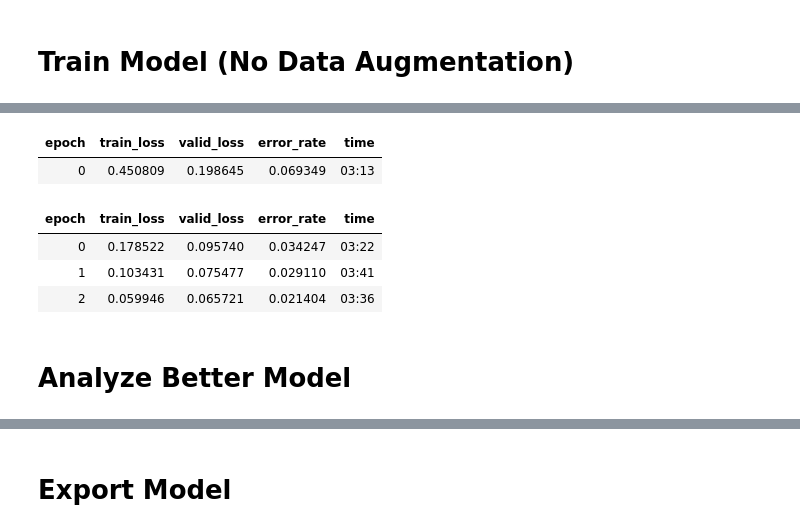
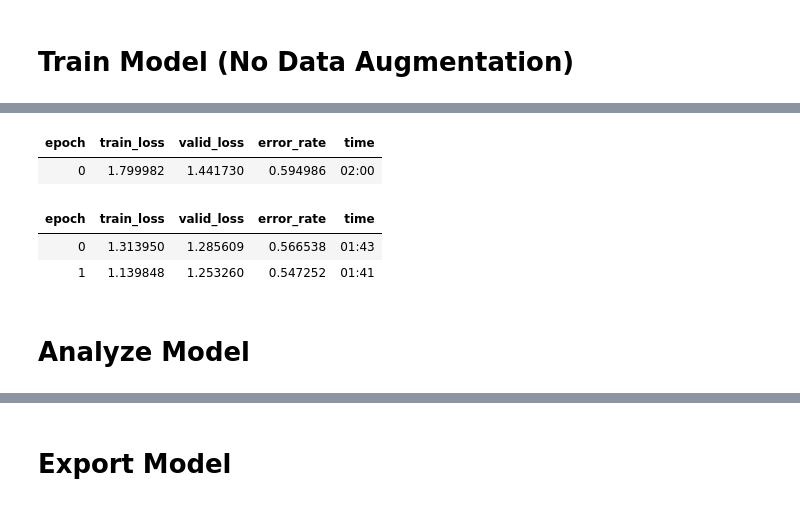
Before and after one commit to Toptopito/pneumonia_prediction, a Jupyter notebook: pneumonia_prediction_training_nih.ipynb, the cells around one changed output, grey strips where cells are left out. Drawn from its saved outputs; the diff is of its cells as text; code cells hidden in the pictures.

```diff
--- a/pneumonia_prediction_training_nih.ipynb
+++ b/pneumonia_prediction_training_nih.ipynb
@@ -80,12 +280,19 @@ len(failed)
 # %% [markdown]
 # Train Model (No Data Augmentation)
+# %%
+# import libraries
+from fastai.vision.all import *
+import timm # to use efficientnet_b0
+
+# set path to images
+path = Path('/mnt/f/datasets/nihcxr/work')
 # %%
 dls = DataBlock(
     blocks=(ImageBlock, CategoryBlock),
     get_items=get_image_files,
     splitter=RandomSplitter(valid_pct=0.2, seed=42),
     get_y=parent_label,
-    item_tfms=[Resize(192, method='pad')]
+    item_tfms=[Resize(192, method='squish')]
 ).dataloaders(path, bs=32)
 
 dls.show_batch(max_n=6)
@@ -104,12 +301,11 @@ learn_rn18.fine_tune(3)
 # %%
-learn_rn34 = vision_learner(dls, resnet34, metrics=error_rate)
-learn_rn34.fine_tune(3)
+learn = vision_learner(dls, 'efficientnet_b0', metrics=error_rate)
+learn.fine_tune(2)
 # %% [output]
 | epoch | train_loss | valid_loss | error_rate | time |
-| 0 | 0.450809 | 0.198645 | 0.069349 | 03:13 |
+| 0 | 1.799982 | 1.441730 | 0.594986 | 02:00 |
 | epoch | train_loss | valid_loss | error_rate | time |
-| 0 | 0.178522 | 0.095740 | 0.034247 | 03:22 |
-| 1 | 0.103431 | 0.075477 | 0.029110 | 03:41 |
-| 2 | 0.059946 | 0.065721 | 0.021404 | 03:36 |
+| 0 | 1.313950 | 1.285609 | 0.566538 | 01:43 |
+| 1 | 1.139848 | 1.253260 | 0.547252 | 01:41 |
 # %% [markdown]
-# Analyze Better Model
+# Analyze Model
```
Also changed, not shown: parts of 24 cells of this notebook, 7 other files.
